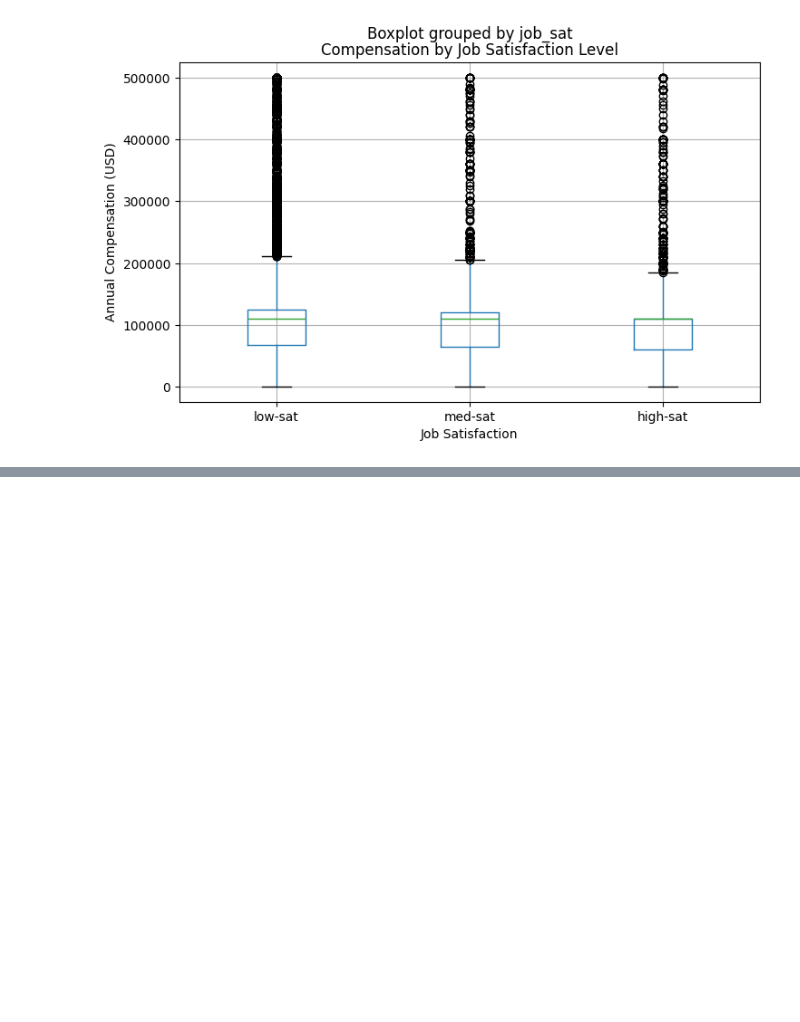
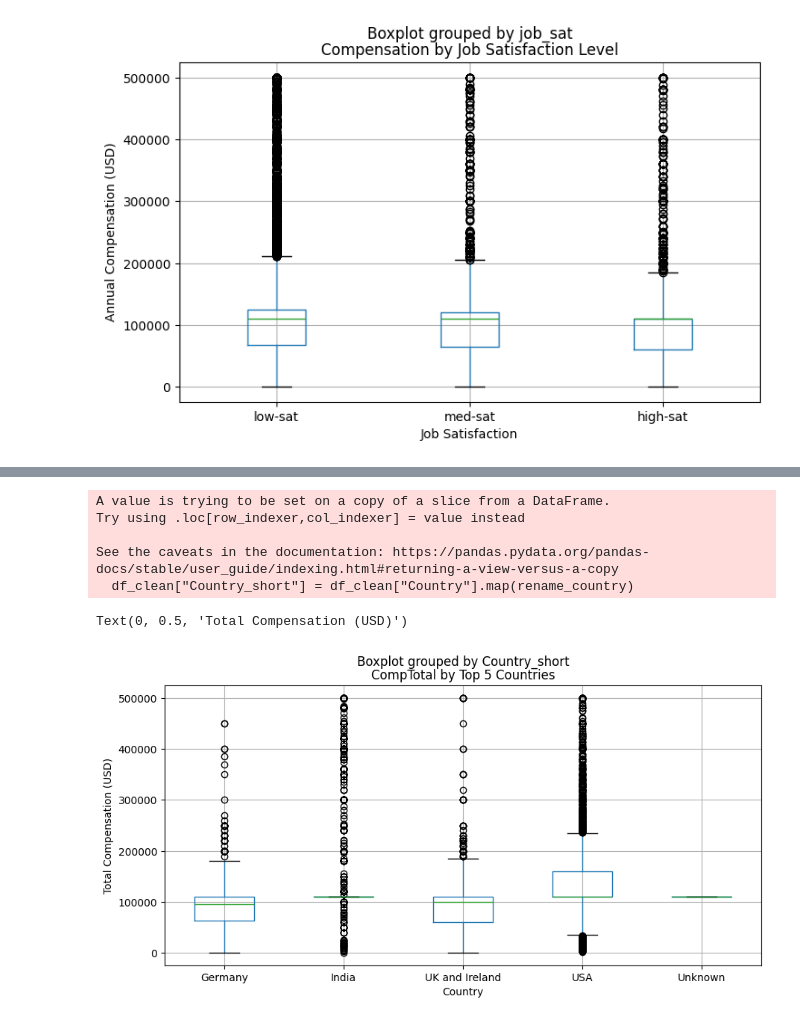
Before and after one commit to dev-evelin/ibm-data-analyst-capstone, a Jupyter notebook: notebooks/04_Data_Visualization.ipynb, the cells around one changed output, grey strips where cells are left out. Saved outputs shown, nothing was run; the diff lists cells and outputs as text; code cells hidden in the pictures; blank space fills up the shorter version.

```diff
--- a/notebooks/04_Data_Visualization.ipynb
+++ b/notebooks/04_Data_Visualization.ipynb
@@ -611,0 +619,30 @@ Text(0, 0.5, 'Annual Compensation (USD)')
+# %%
+#Box Plot of CompTotal for the Top 5 Countries:
+top5_country = df["Country"].value_counts().head(5).index
+
+df_clean = df[df["CompTotal"].between(1000, 500000)]
+
+rename_country = {
+    "United States of America": "USA",
+    "Unknown": "Unknown",
+    "Germany": "Germany",
+    "India": "India",
+    "United Kingdom of Great Britain and Northern Ireland": "UK and Ireland"
+
+}
+
+df_clean["Country_short"] = df_clean["Country"].map(rename_country)
+
+ax = df_clean.boxplot(column="CompTotal", by="Country_short", figsize=(10,5))
+
+ax.set_title("CompTotal by Top 5 Countries")
+ax.set_xlabel("Country")
+ax.set_ylabel("Total Compensation (USD)")
+# %% [output]
+A value is trying to be set on a copy of a slice from a DataFrame.
+Try using .loc[row_indexer,col_indexer] = value instead
+
+See the caveats in the documentation: https://pandas.pydata.org/pandas-docs/stable/user_guide/indexing.html#returning-a-view-versus-a-copy
+  df_clean["Country_short"] = df_clean["Country"].map(rename_country)
+Text(0, 0.5, 'Total Compensation (USD)')
+[figure, added]
```
Also changed, not shown: parts of 8 cells of this notebook.
